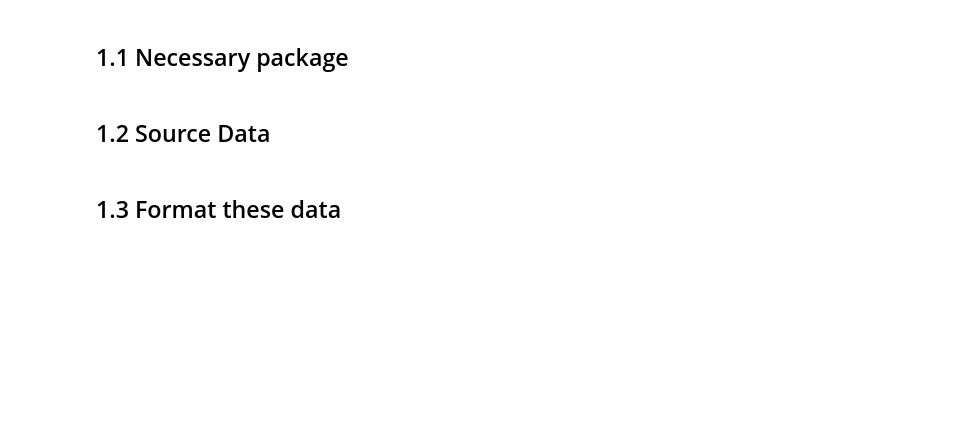
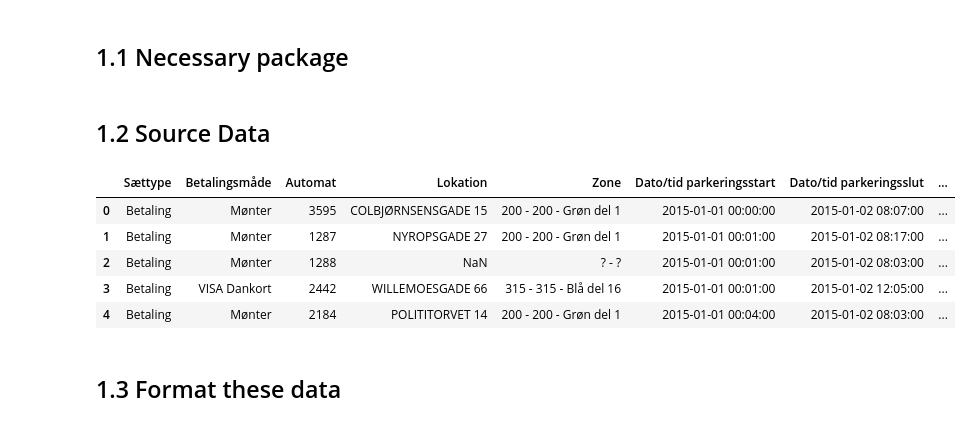
Before and after one commit to MikkiSeidenschnur/02806-Social-data-analysis-and-visualization, a Jupyter notebook: Traffic Data/parking - wenjie.ipynb, the cells around one changed output. Cells and saved outputs as stored; diff of their text form; code cells hidden in the pictures; blank space fills up the shorter version.

```diff
--- a/Traffic Data/parking - wenjie.ipynb
+++ b/Traffic Data/parking - wenjie.ipynb
@@ -11,22 +16,29 @@ from ast import literal_eval
 # %%
 # read csv files
 # @ df_google_map : the places of interests getten from google_map(there are a lot of types here)
 df_google_map = pd.read_csv("final_result_from_googleMap.csv")
 
 # df_parking = pd.read_csv("taelling_p_pladser.csv", parse_dates=['aar_mdr'])
 
 df_parkomat =pd.read_csv("parkomat.csv")
 
-df_transaction = pd.read_csv("Transaction/1508-parkomattransaktioner-august-15.csv",encoding='iso-8859-1',engine='python',sep=';', quotechar='"')
+# df_transaction = pd.read_csv("Transaction/1508-parkomattransaktioner-august-15.csv",encoding='iso-8859-1',engine='python',sep=';', quotechar='"')
 
-# import pandas as pd
-# import os
-# inputdir=r'C:\Users\数据\Desktop\新建文件夹'
-# df_empty=pd.DataFrame(columns=['名称','列1','列2'])
-# for parents, dirnames, filenames in os.walk(inputdir):
-#     for filename in filenames:
-#         df=pd.read_excel(os.path.join(parent,filename))
-#         df_empty=df_empty.append(df,ignore_index=True)
+import glob
+path = r'./Transaction' # use your path
+all_files = glob.glob(path + "/*.csv")
+df_transaction = pd.concat((pd.read_csv(f, sep=';', encoding='iso-8859-1') for f in all_files))
+df_transaction['Dato/tid parkeringsstart'] = pd.to_datetime(df_transaction['Dato/tid parkeringsstart'],format='%d-%m-%Y, %H:%M')
+df_transaction['Dato/tid parkeringsslut'] = pd.to_datetime(df_transaction['Dato/tid parkeringsslut'],format='%d-%m-%Y, %H:%M')
+df_transaction = df_transaction.sort_values(by='Dato/tid parkeringsstart')
+df_transaction.head()
+# %% [output]
+|  | Sættype | Betalingsmåde | Automat | Lokation | Zone | Dato/tid parkeringsstart | Dato/tid parkeringsslut | ... |
+| 0 | Betaling | Mønter | 3595 | COLBJØRNSENSGADE 15 | 200 - 200 - Grøn del 1 | 2015-01-01 00:00:00 | 2015-01-02 08:07:00 | ... |
+| 1 | Betaling | Mønter | 1287 | NYROPSGADE 27 | 200 - 200 - Grøn del 1 | 2015-01-01 00:01:00 | 2015-01-02 08:17:00 | ... |
+| 2 | Betaling | Mønter | 1288 | NaN | ? - ? | 2015-01-01 00:01:00 | 2015-01-02 08:03:00 | ... |
+| 3 | Betaling | VISA Dankort | 2442 | WILLEMOESGADE 66 | 315 - 315 - Blå del 16 | 2015-01-01 00:01:00 | 2015-01-02 12:05:00 | ... |
+| 4 | Betaling | Mønter | 2184 | POLITITORVET 14 | 200 - 200 - Grøn del 1 | 2015-01-01 00:04:00 | 2015-01-02 08:03:00 | ... |
 # %% [markdown]
 ## 1.3 Format these data
 # %%
```
Also changed, not shown: parts of 17 cells of this notebook, 1 other file.
